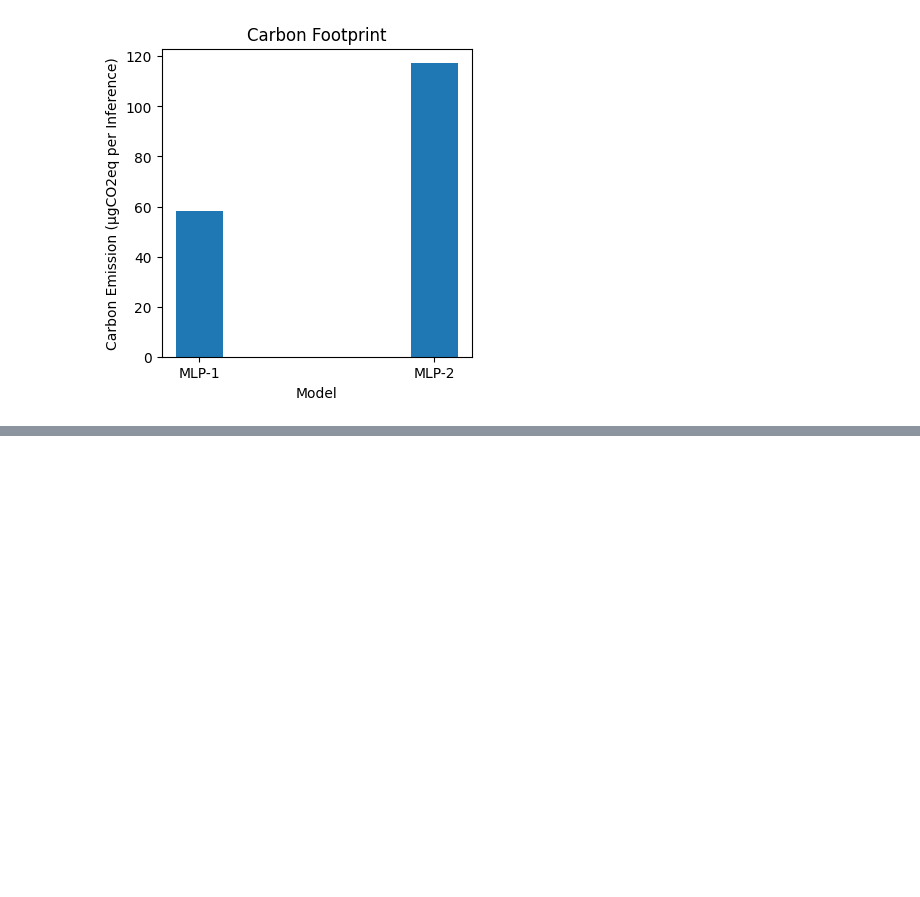
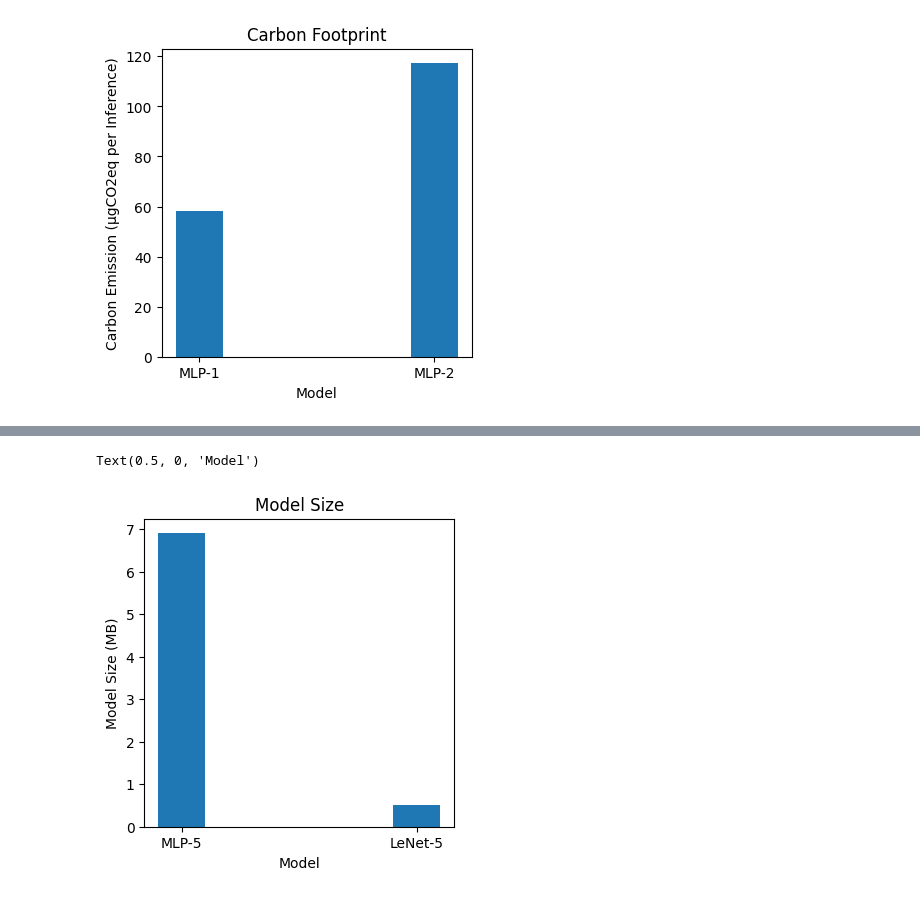
Before and after one commit to gouherdanish/mnist_classification, a Jupyter notebook: study.ipynb, the cells around one changed output, grey strips where cells are left out. Drawn from its saved outputs; the diff is of its cells as text; code cells hidden in the pictures; blank space fills up the shorter version.

Commit message:
Modified notebook for adding mlp vs lenet graphs

```diff
--- a/study.ipynb
+++ b/study.ipynb
@@ -282,0 +287,4 @@ Text(0.5, 0, 'Model')
+# %%
+pt = './ref/mlp-vs-lenet.csv'
+df3 = pd.read_csv(pt)
+df3
@@ -282,0 +295,9 @@ Text(0.5, 0, 'Model')
+# %%
+plt.figure(figsize=(4,4))
+plt.bar(df3['Model'],df3['ModelSize'],width=0.2)
+plt.title('Model Size')
+plt.ylabel('Model Size (MB)')
+plt.xlabel('Model')
+# %% [output]
+Text(0.5, 0, 'Model')
+[figure, added]
```
Also changed, not shown: parts of 9 cells of this notebook.
